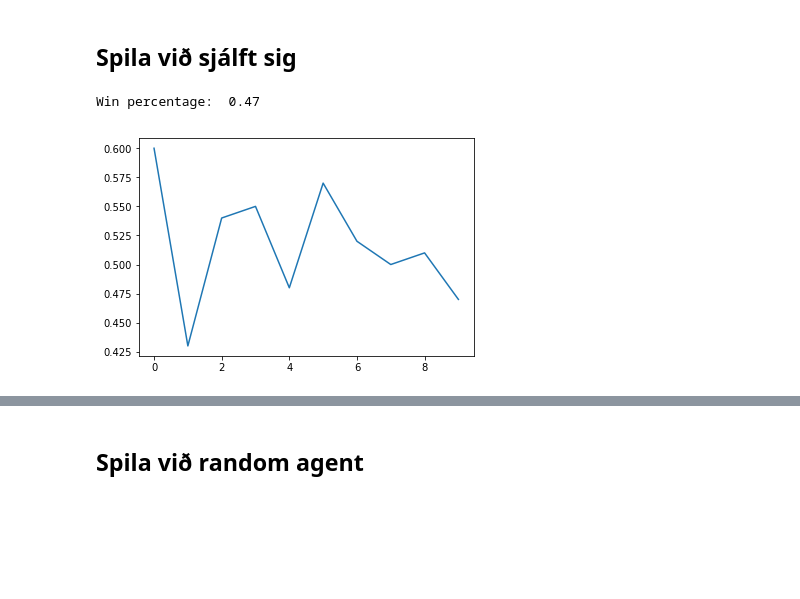
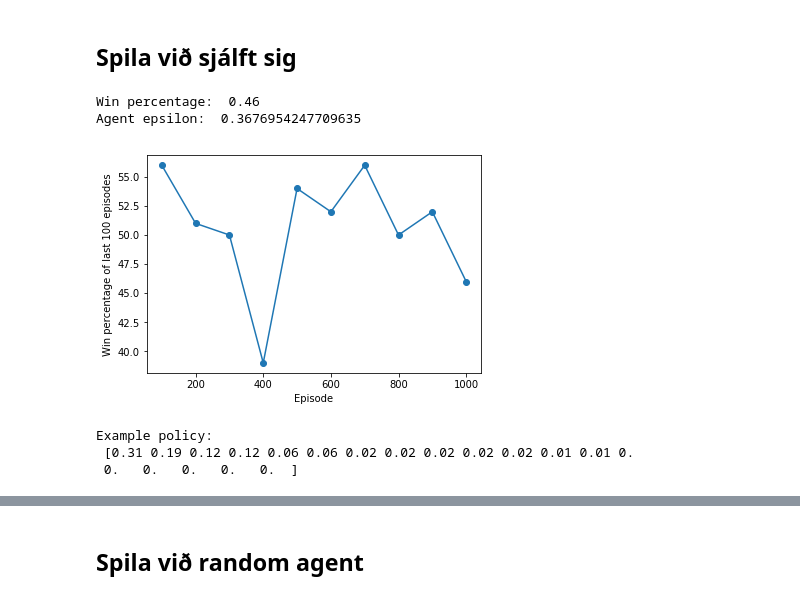
Before and after one commit to bgautijonsson/Backgammon, a Jupyter notebook: TensorflowWithClassEnv.ipynb, the cells around one changed output, grey strips where cells are left out. Drawn from its saved outputs; the diff is of its cells as text; code cells hidden in the pictures; blank space fills up the shorter version.

```diff
--- a/TensorflowWithClassEnv.ipynb
+++ b/TensorflowWithClassEnv.ipynb
@@ -40,7 +38,6 @@ class backgammon:
         return self.step(move, -1)
 
     def step(self, move, player):
-        out_board = np.copy(self.board)
         if len(move) != 0:
             for m in move:
                 self.board = B.update_board(board = self.board, move = m, player = player)
@@ -49,7 +46,7 @@ class backgammon:
         if self.iswin():
             reward = player
             self.done = True
-        return out_board, reward, self.done
+        return np.copy(self.board), reward, self.done
 
     def symbolic_step(self, move):
         board = np.copy(self.board)
@@ -144,0 +309,4 @@ player = Agent(entropy = 0.01)
+# %%
+s = tf.InteractiveSession()
+# %%
+AC = ActorCritic(sess = s, entropy = 0.1, learning_rate = 0.001, gamma = 0.99)
@@ -159,6 +355,7 @@ for i in range(10):
         env = backgammon()
 
         states = []
+        currstates = []
         afterstates = []
         rewards = []
         afterstates.append([])
@@ -174,13 +371,13 @@ for i in range(10):
                 if n_actions == 0:
                     break
 
-
-                action = player.sample_action(possible_boards)
-                old_board, reward, done = env.step(possible_moves[action], player = 1)
+                currstates.append(env.board)
+                afterstates.append(env.board)
+                action = AC.sample_action(possible_boards)
+                new_board, reward, done = env.step(possible_moves[action], player = 1)
 
                 rewards.append(reward)
-                states.append(old_board)
-                afterstates.append(old_board)
+                states.append(new_board)
 
                 if done:
                     break
@@ -194,41 +391,55 @@ for i in range(10):
 
                         if n_actions == 0:
                             break
 
-                        action = player.sample_action(possible_boards)
+                        action = AC.sample_action(possible_boards)
 
-                        old_board, reward, done = env.step(possible_moves[action], player = 1)
+                        new_board, reward, done = env.step(possible_moves[action], player = 1)
 
                         if done:
                             rewards[-1] = -1
                             break
 
                 env.swap_player()
 
-        afterstates.append(old_board)
+        afterstates.append(new_board)
         afterstates = afterstates[2:]
 
         Dones = np.zeros(len(states))
         Dones[-1] = 1
 
         States = np.vstack(states)
-        Rewards = player.get_cumulative_rewards(rewards)
+        CumulativeRewards = AC.get_cumulative_rewards(rewards)
+        CurrStates = np.vstack(currstates)
         AfterStates = np.vstack(afterstates)
 
 
-        player.update(states = States,
-                      rewards = Rewards,
-                      afterstates = AfterStates,
-                      done = Dones)
+        AC.update(states = States,
+                  currstates = CurrStates,
+                  afterstates = AfterStates,
+                  rewards = CumulativeRewards,
+                  done = Dones)
 
         wins.append(int(rewards[-1] == 1))
 
     win_pct.append(np.mean(wins))
 
     clear_output(True)
     print("Win percentage: ", win_pct[-1])
-    plt.plot(win_pct)
+    print("Agent epsilon: ", AC._epsilon)
+    plt.figure()
+    x = [(n + 1) * 100 for n in range(len(win_pct))]
+    y = (100*np.array(win_pct)).astype('int')
+    plt.plot(x, y, 'o-')
+    plt.xlabel('Episode')
+    plt.ylabel('Win percentage of last 100 episodes')
+    plt.savefig('tensorflow_random.pdf')
     plt.show()
+    print("Example policy: \n", AC.ExamplePolicy())
 # %% [output]
-Win percentage:  0.47
+Win percentage:  0.46
+Agent epsilon:  0.3676954247709635
-[figure, old version]
+[figure, new version]
+Example policy:
+ [0.31 0.19 0.12 0.12 0.06 0.06 0.02 0.02 0.02 0.02 0.02 0.01 0.01 0.
+ 0.   0.   0.   0.   0.  ]
```
Also changed, not shown: parts of 27 cells of this notebook.
